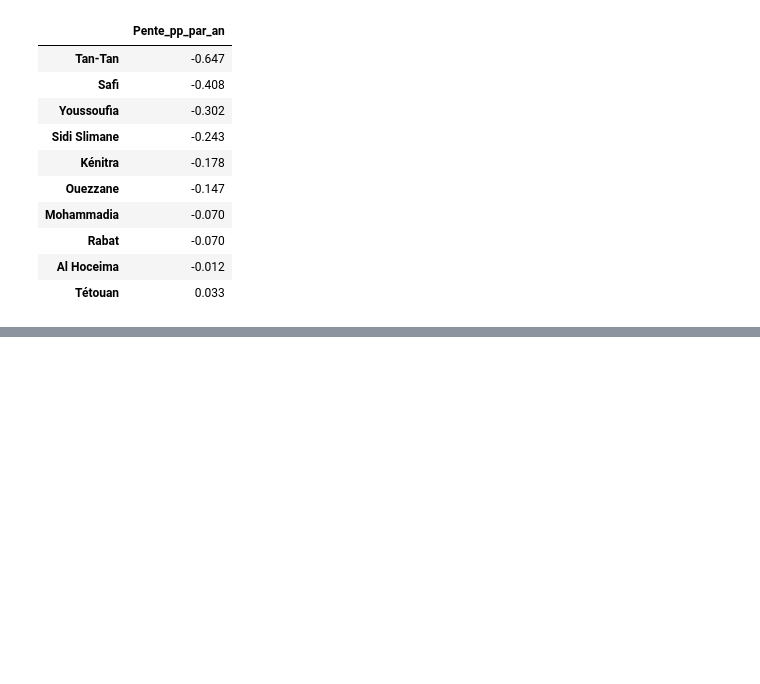
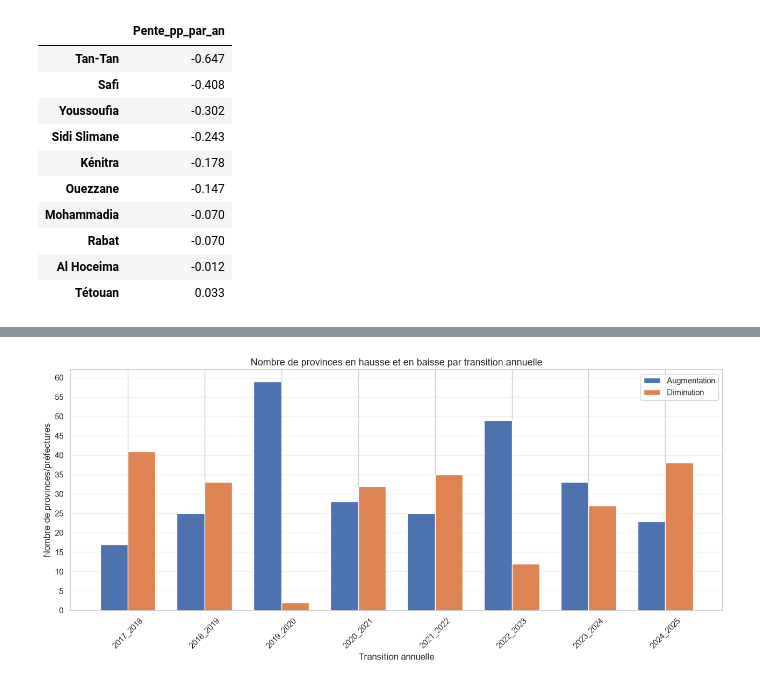
Before and after one commit to Oussamak05/morocco-labour-market-intelligence, a Jupyter notebook: notebooks/03_unemployment_province.ipynb, the cells around one changed output, grey strips where cells are left out. Drawn from its saved outputs; the diff is of its cells as text; code cells hidden in the pictures; blank space fills up the shorter version.

```diff
--- a/notebooks/03_unemployment_province.ipynb
+++ b/notebooks/03_unemployment_province.ipynb
@@ -2350,0 +2432,51 @@ Provinces with the strongest negative linear trends:
+# %%
+
+# Prepare labels for the x-axis
+transition_labels = [
+    column.replace("Variation_", "")
+    for column in transition_stats.index
+]
+
+# Create the chart
+plt.figure(figsize=(13, 6))
+
+x = np.arange(len(transition_labels))
+width = 0.36
+
+plt.bar(
+    x - width / 2,
+    transition_stats["Nombre_hausses"],
+    width,
+    label="Augmentation"
+)
+
+plt.bar(
+    x + width / 2,
+    transition_stats["Nombre_baisses"],
+    width,
+    label="Diminution"
+)
+
+plt.title(
+    "Nombre de provinces en hausse et en baisse par transition annuelle",
+    fontsize=13
+)
+
+plt.xlabel("Transition annuelle")
+plt.ylabel("Nombre de provinces/préfectures")
+
+plt.xticks(x, transition_labels, rotation=45)
+plt.yticks(range(0, 63, 5))
+plt.grid(axis="y", alpha=0.3)
+plt.legend()
+plt.tight_layout()
+
+plt.savefig(
+    FIGURES_DIR / "provincial_annual_change_distribution_2017_2025.png",
+    dpi=300,
+    bbox_inches="tight"
+)
+
+plt.show()
+# %% [output]
+[figure, added]
```
Also changed, not shown: parts of 8 cells of this notebook, 5 other files.
